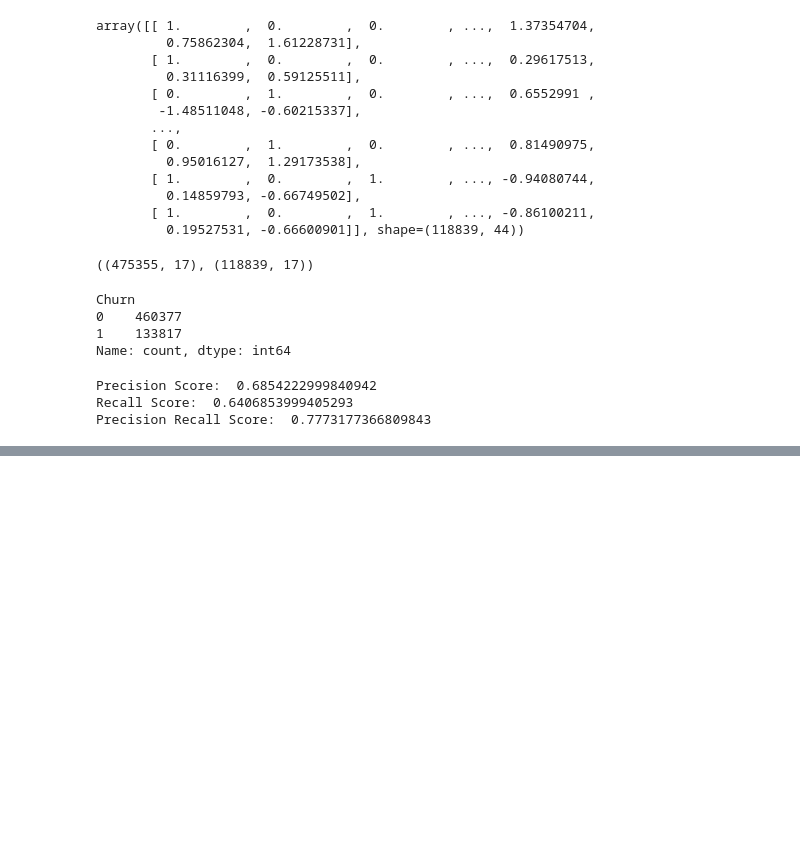
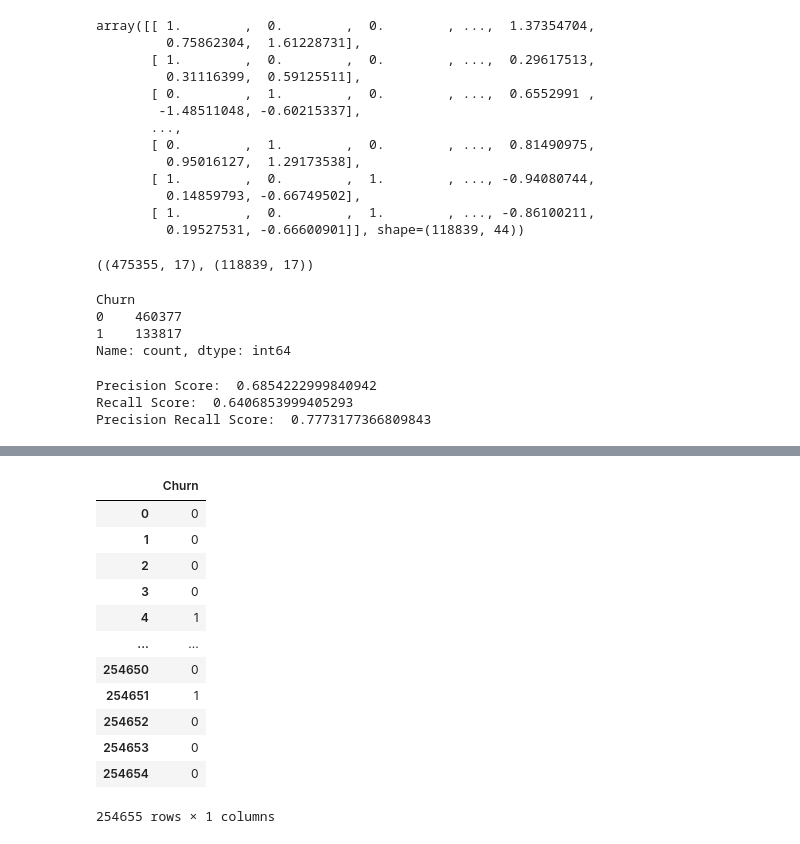
Before and after one commit to tahaftm/Kaggle-Competitions, a Jupyter notebook: Customer Churn/Logistic Regression.ipynb, the cells around one changed output, grey strips where cells are left out. Cells and saved outputs as stored; diff of their text form; code cells hidden in the pictures; blank space fills up the shorter version.

```diff
--- a/Customer Churn/Logistic Regression.ipynb
+++ b/Customer Churn/Logistic Regression.ipynb
@@ -148,0 +161,3 @@ grid.best_params_
+# %%
+test = preprocessing.transform(test)
+test
@@ -148,0 +178,3 @@ grid.best_params_
+# %%
+test = pca.transform(test)
+test
@@ -148,0 +195,2 @@ grid.best_params_
+# %%
+grid_preds = grid.predict(test)
@@ -148,0 +214,16 @@ grid.best_params_
+# %%
+pd.DataFrame(grid_preds, columns=['Churn'])
+# %% [output]
+|  | Churn |
+| 0 | 0 |
+| 1 | 0 |
+| 2 | 0 |
+| 3 | 0 |
+| 4 | 1 |
+| ... | ... |
+| 254650 | 0 |
+| 254651 | 1 |
+| 254652 | 0 |
+| 254653 | 0 |
+| 254654 | 0 |
+254655 rows × 1 columns
```
Also changed, not shown: parts of 11 cells of this notebook.
